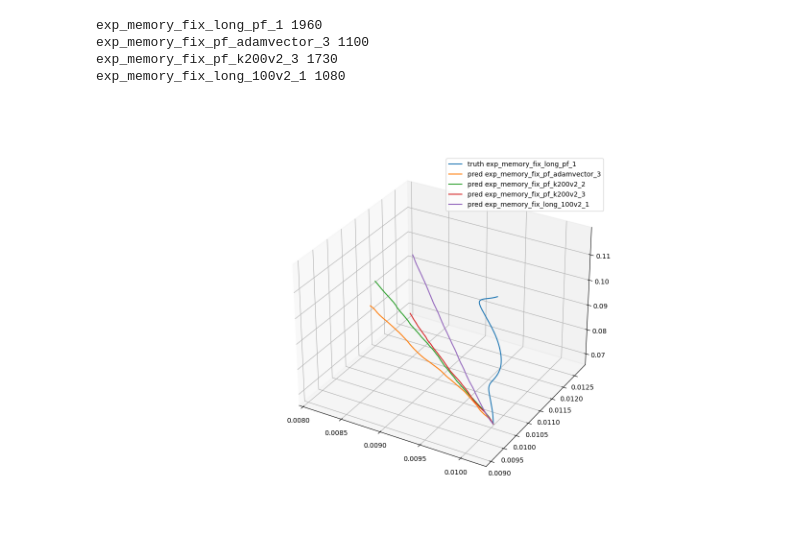
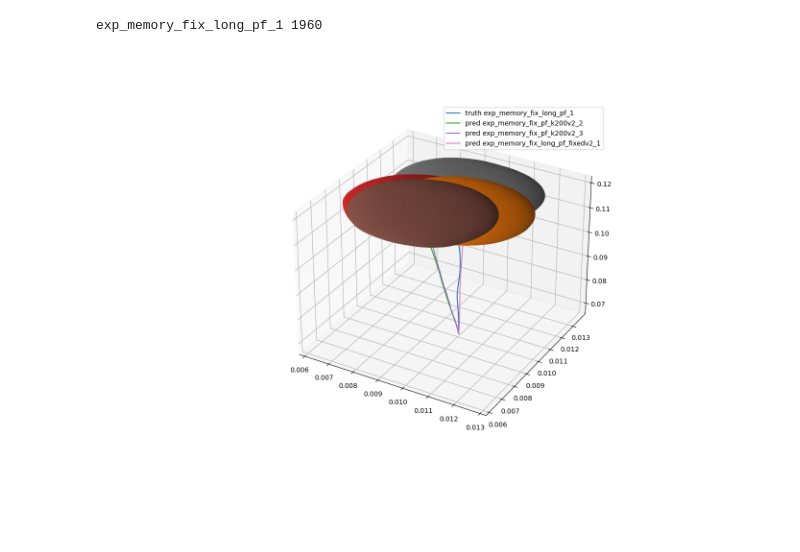
Before and after one commit to tteulings/thesis, a Jupyter notebook: plot_results.ipynb, the cells around one changed output. Drawn from its saved outputs; the diff is of its cells as text; code cells hidden in the pictures; blank space fills up the shorter version.

```diff
--- a/plot_results.ipynb
+++ b/plot_results.ipynb
@@ -29,7 +29,9 @@ max_range = 2000
 gt_run = 'exp_memory_fix_long_pf_1'
 runs = ['exp_memory_fix_long_pf_1', 'exp_memory_fix_pf_adamvector_3', 'exp_memory_fix_pf_k200v2_2', 'exp_memory_fix_pf_k300_0', 'exp_memory_fix_pf_k300_gs_0', 'exp_memory_fix_long_100v2_2', 'exp_memory_fix_long_100v2_1']
 # %%
-runs = ['exp_memory_fix_pf_adamvector_3', 'exp_memory_fix_pf_k200v2_2',  'exp_memory_fix_pf_k200v2_3', 'exp_memory_fix_long_100v2_1']
+runs = ['exp_memory_fix_pf_adamvector_3', 'exp_memory_fix_pf_k200v2_2',  'exp_memory_fix_pf_k200v2_3', 'exp_memory_fix_long_100v2_1', 'exp_memory_fix_long_pf_fixedv2_1']
+
+runs = ['exp_memory_fix_pf_k200v2_2',  'exp_memory_fix_pf_k200v2_3', 'exp_memory_fix_long_pf_fixedv2_1']
 # %%
 %matplotlib widget
 
@@ -47,35 +49,32 @@ def get_pos_and_last_mesh(file_name, type='pred'):
             # print(centroid(mesh_vertices, mesh.faces).shape)
             all_mesh_verticess.append(centroid(mesh_vertices, mesh.faces.T))
             last_mesh = mesh
 
         except Exception:
             print(file_name, i)
             break
 
     return np.array(all_mesh_verticess), last_mesh
 
 
 def plot_traj_and_bubble(file_name, ax, type='pred'):
     all_mesh_vertices, mesh = get_pos_and_last_mesh(file_name, type)
     # print(all_mesh_vertices)
 
     ax.plot(all_mesh_vertices[:, 0], all_mesh_vertices[:, 1], all_mesh_vertices[:, 2], label=f"{type} {file_name}")
-    # ax.plot_trisurf(mesh.vertices[:, 0], mesh.vertices[:, 1], mesh.vertices[:, 2],triangles=mesh.faces)
+    ax.plot_trisurf(mesh.vertices[:, 0], mesh.vertices[:, 1], mesh.vertices[:, 2],triangles=mesh.faces)
 
 fig = plt.figure(figsize =(14, 9))
 ax = plt.axes(projection ='3d')
 
 plot_traj_and_bubble(gt_run,ax, type='truth')
 
 for run in runs:
 
     plot_traj_and_bubble(run, ax)
 
 plt.legend()
 plt.show()
 # %% [output]
 exp_memory_fix_long_pf_1 1960
-exp_memory_fix_pf_adamvector_3 1100
-exp_memory_fix_pf_k200v2_3 1730
-exp_memory_fix_long_100v2_1 1080
-[figure, old version]
+[figure, new version]
```
Also changed, not shown: 11 other files.
